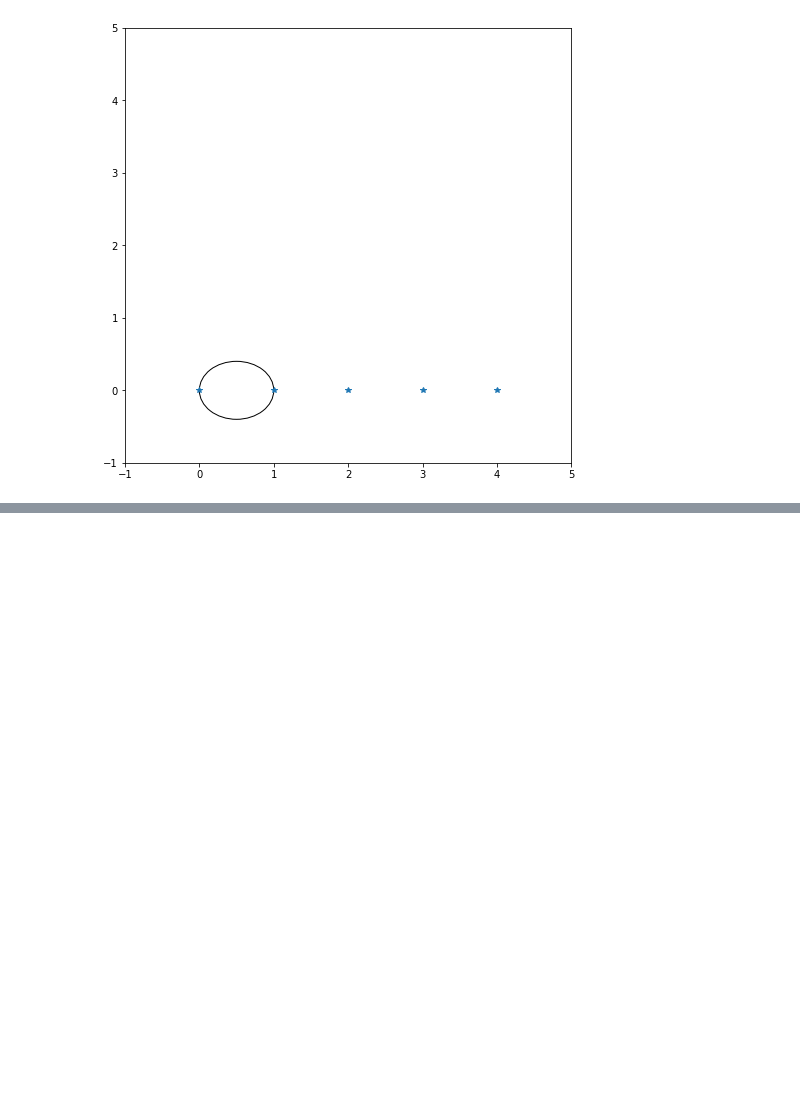
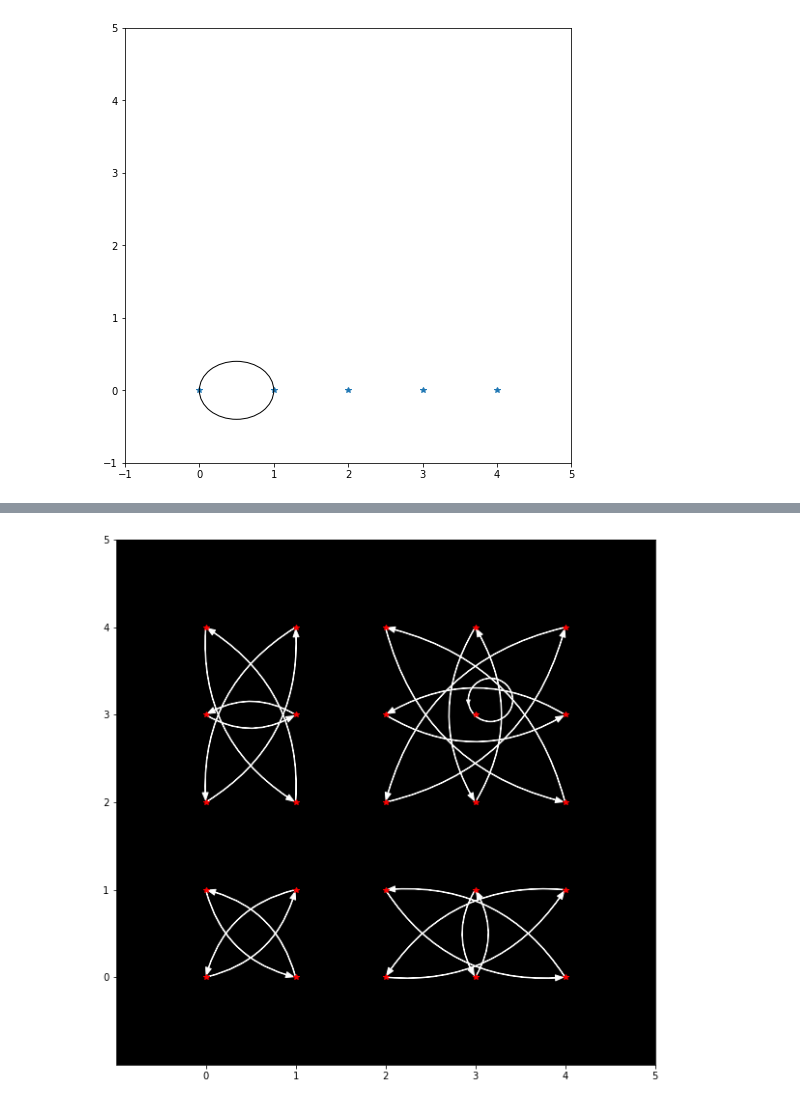
Before and after one commit to tonalidae/affineCode, a Jupyter notebook: planos.ipynb, the cells around one changed output, grey strips where cells are left out. Drawn from its saved outputs; the diff is of its cells as text; code cells hidden in the pictures; blank space fills up the shorter version.

```diff
--- a/planos.ipynb
+++ b/planos.ipynb
@@ -576,0 +726,11 @@ vget_arc.excluded.add(4)
+# %%
+order = 5
+F = Point.merge_sort(Point,list(GF(order)))
+F2 = CartesianProduct_iters(F,F)
+aF2 = np.array(list(F2))
+
+tF2 = aF2*F[4] + np.array([F[1], F[1]])
+
+plot_translation(aF2, tF2, order,10 ,F, 'dilataciones/', 6 )
+# %% [output]
+[figure, added]
```
Also changed, not shown: parts of 13 cells of this notebook.
